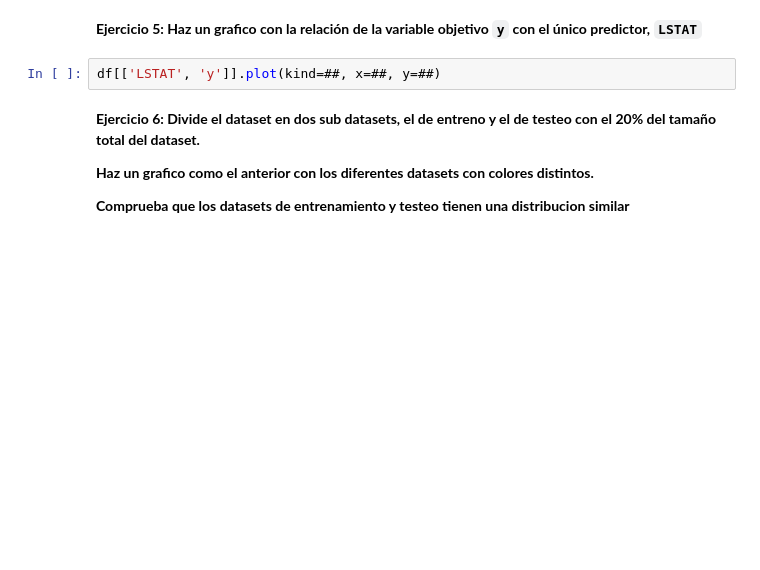
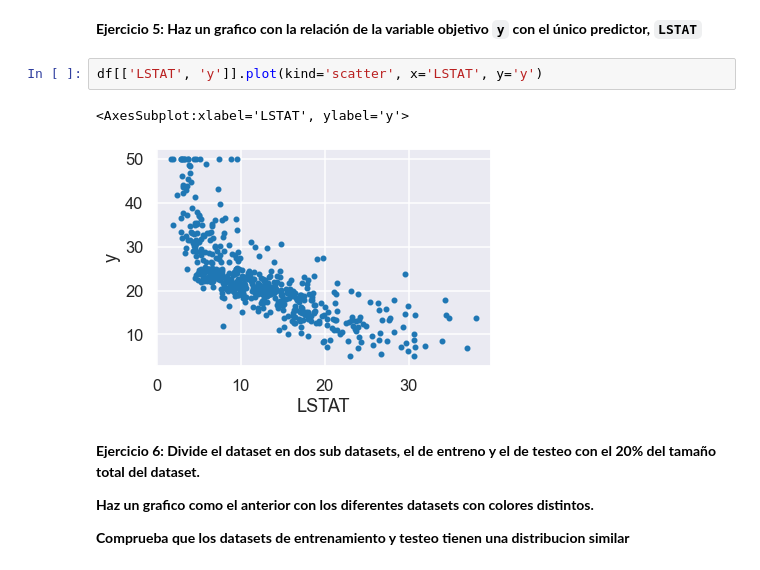
Before and after one commit to magheata/uib-aa-g1-material-master, a Jupyter notebook: W3 - Model selection/1 - Intro to ML - Selección de modelo y ajuste de hiper-parametros.ipynb, the cells around one changed output. Cells and saved outputs as stored; diff of their text form; blank space fills up the shorter version.

```diff
--- a/W3 - Model selection/1 - Intro to ML - Selección de modelo y ajuste de hiper-parametros.ipynb
+++ b/W3 - Model selection/1 - Intro to ML - Selección de modelo y ajuste de hiper-parametros.ipynb
@@ -182,7 +219,10 @@ Antes de empezar, vamos a ver de forma clara como luce nuestro problema de una s
 # %% [markdown]
 **Ejercicio 5: Haz un grafico con la relación de la variable objetivo `y` con el único predictor, `LSTAT`**
 # %%
-df[['LSTAT', 'y']].plot(kind=##, x=##, y=##)
+df[['LSTAT', 'y']].plot(kind='scatter', x='LSTAT', y='y')
+# %% [output]
+<AxesSubplot:xlabel='LSTAT', ylabel='y'>
+[figure, added]
 # %% [markdown]
 **Ejercicio 6: Divide el dataset en dos sub datasets, el de entreno y el de testeo con el 20% del tamaño total del dataset.**
 
```
Also changed, not shown: parts of 29 cells of this notebook.
